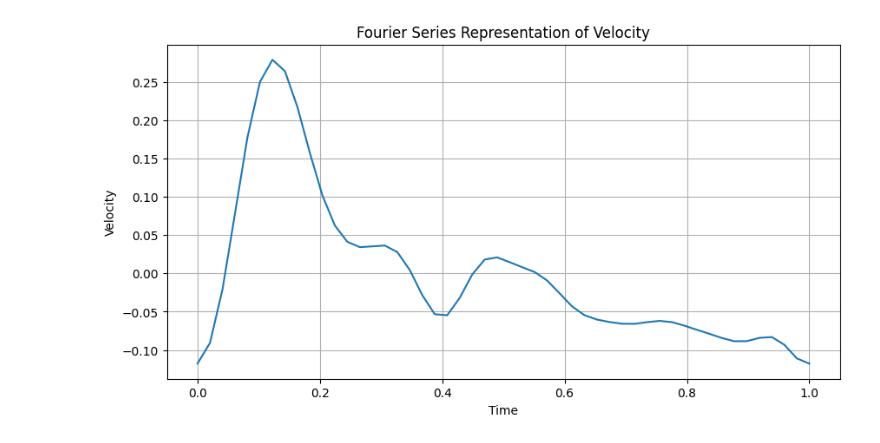
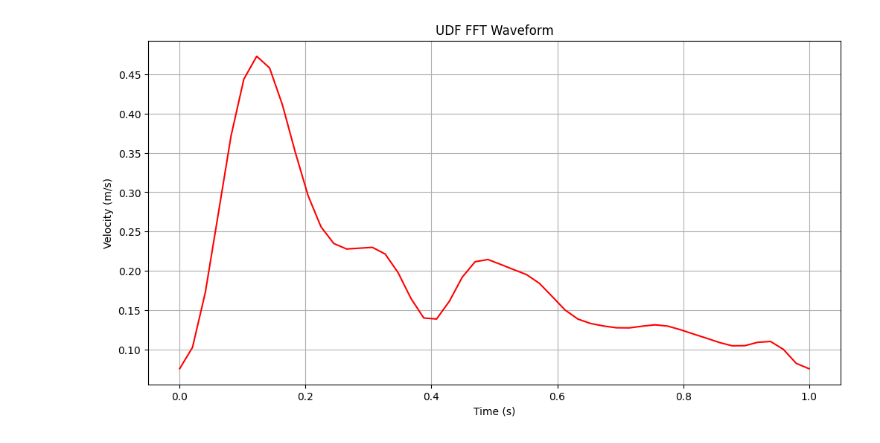
Before and after one commit to IsmailBerkeCam/CFD-AI, a Jupyter notebook: CustomUDFCreationFinal.ipynb, the cells around one changed output. Saved outputs shown, nothing was run; the diff lists cells and outputs as text; code cells hidden in the pictures.

```diff
--- a/CustomUDFCreationFinal.ipynb
+++ b/CustomUDFCreationFinal.ipynb
@@ -115,22 +112,22 @@ coefficient_a10: -0.002075602187660085 coefficient_b10: 0.0010755024677887198
 # %%
 
 # Time array
 t = np.linspace(0, 1)
 
 # Fourier coefficients
 a = [0.387241089108911, 0.015605625219499698, -0.015081039046203535, -0.05274105942475998, -0.027972212826500135, -0.03112101979790356, -0.0017858016669007265, -0.0014013033519438536, -0.0028894243388754666, 0.0016362788880600004, -0.002075602187660085]
 b = [0, 0.09027003048994994, 0.07111914934334436, 0.023348947329378606, 0.007986546611109278, -0.018554527506972247, -0.019017833109397076, -0.001976454081570116, -0.006029614426666427, -5.164393578841917e-05, -0.0010755024677887198]
 
 # Calculate the Fourier series up to the 10th harmonic
-y = a[0] / 2 sum([a[n]*np.cos(2*np.pi*n*t) + b[n]*np.sin(2*np.pi*n*t) for n in range(1, 11)])
+y = a[0] / 2 + sum([a[n]*np.cos(2*np.pi*n*t) + b[n]*np.sin(2*np.pi*n*t) for n in range(1, 11)])
 
 # Plot the result
-plt.figure(figsize=(10, 5))
-plt.plot(t, y)
-plt.xlabel('Time')
-plt.ylabel('Velocity')
-plt.title('Fourier Series Representation of Velocity')
+plt.figure(figsize=(12, 6))
+plt.plot(t, y, c='red')
+plt.xlabel('Time (s)')
+plt.ylabel('Velocity (m/s)')
+plt.title('UDF FFT Waveform')
 plt.grid(True)
 plt.show()
 # %% [output]
-[figure, old version]
+[figure, new version]
```
Also changed, not shown: parts of 1 cell of this notebook.
